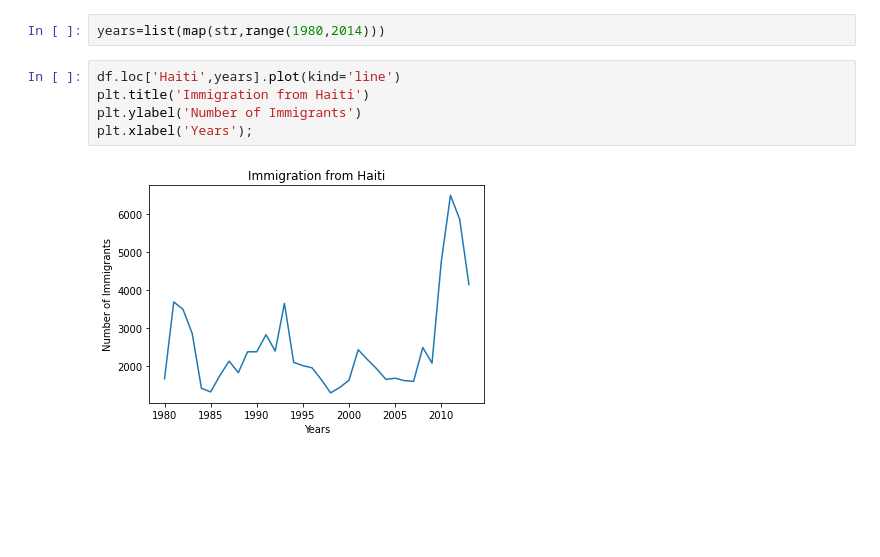
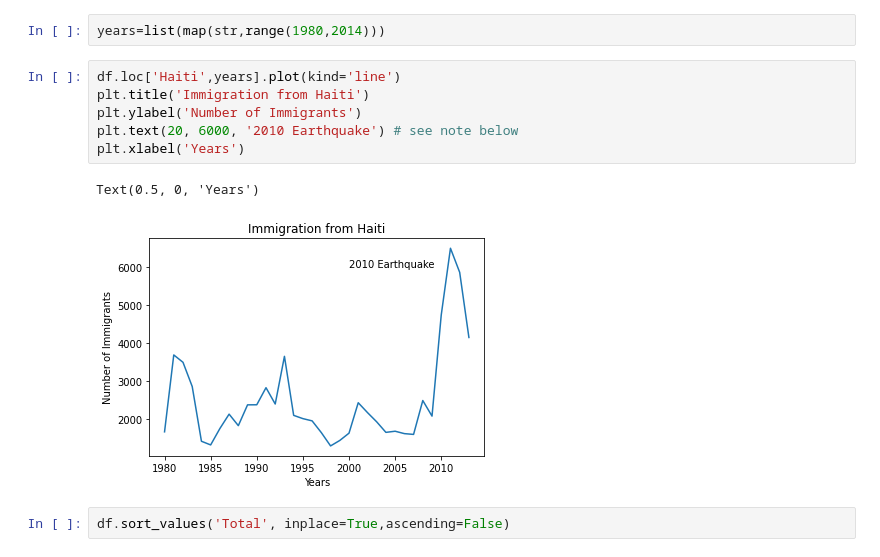
Before and after one commit to rubensgamaliel/CognitiveClass, a Jupyter notebook: DatViz/Data_vizualization.ipynb, the cells around one changed output. Cells and saved outputs as stored; diff of their text form; blank space fills up the shorter version.

```diff
--- a/DatViz/Data_vizualization.ipynb
+++ b/DatViz/Data_vizualization.ipynb
@@ -58,7 +58,11 @@ years=list(map(str,range(1980,2014)))
 # %%
 df.loc['Haiti',years].plot(kind='line')
 plt.title('Immigration from Haiti')
 plt.ylabel('Number of Immigrants')
-plt.xlabel('Years');
+plt.text(20, 6000, '2010 Earthquake') # see note below
+plt.xlabel('Years')
 # %% [output]
+Text(0.5, 0, 'Years')
-[figure, old version]
+[figure, new version]
+# %%
+df.sort_values('Total', inplace=True,ascending=False)
```
Also changed, not shown: parts of 8 cells of this notebook.
